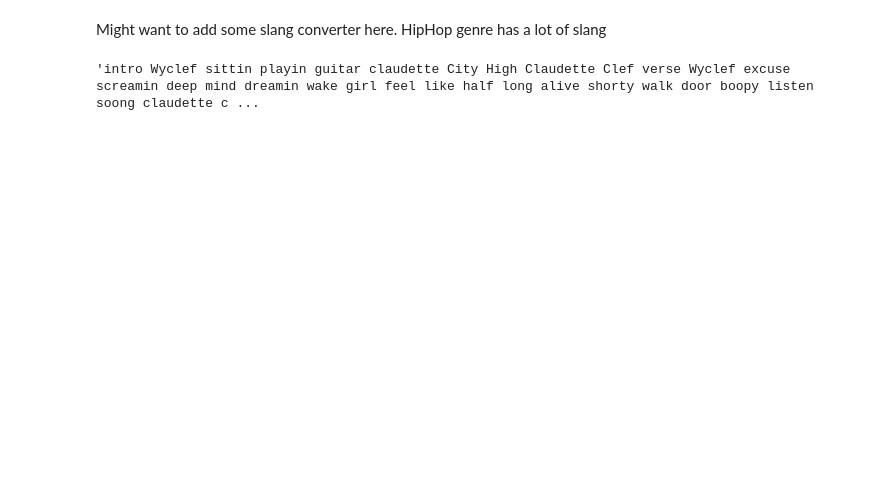
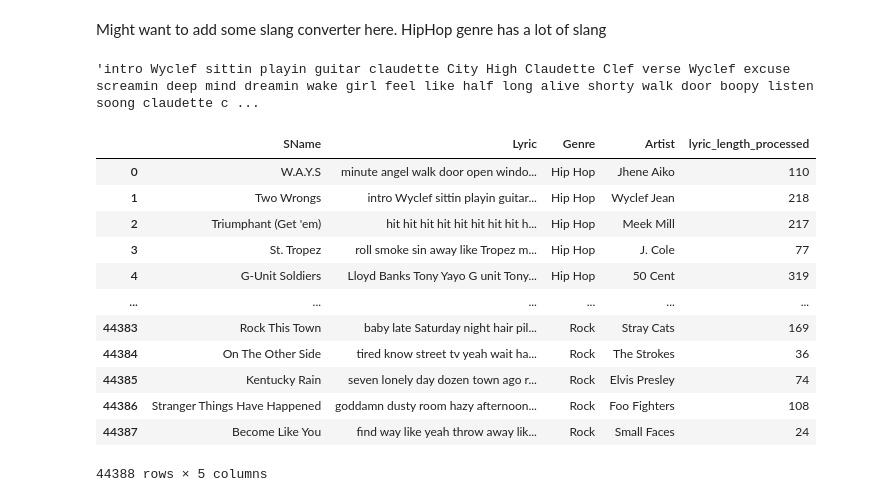
Before and after one commit to marfr370/NLP, a Jupyter notebook: Data_preprocessing.ipynb, the cells around one changed output. Cells and saved outputs as stored; diff of their text form; code cells hidden in the pictures; blank space fills up the shorter version.

```diff
--- a/Data_preprocessing.ipynb
+++ b/Data_preprocessing.ipynb
@@ -193,5 +209,21 @@ df['Lyric'] = df['Lyric'].apply(lambda x: preprocess(x))
 df['lyric_length_processed'] = df['Lyric'].apply(lambda x: len(x.split()))
 # %%
 df=df.drop(['lyric_length'],axis=1)
+# %%
+df
+# %% [output]
+|  | SName | Lyric | Genre | Artist | lyric_length_processed |
+| 0 | W.A.Y.S | minute angel walk door open windo... | Hip Hop | Jhene Aiko | 110 |
+| 1 | Two Wrongs | intro Wyclef sittin playin guitar... | Hip Hop | Wyclef Jean | 218 |
+| 2 | Triumphant (Get 'em) | hit hit hit hit hit hit hit hit h... | Hip Hop | Meek Mill | 217 |
+| 3 | St. Tropez | roll smoke sin away like Tropez m... | Hip Hop | J. Cole | 77 |
+| 4 | G-Unit Soldiers | Lloyd Banks Tony Yayo G unit Tony... | Hip Hop | 50 Cent | 319 |
+| ... | ... | ... | ... | ... | ... |
+| 44383 | Rock This Town | baby late Saturday night hair pil... | Rock | Stray Cats | 169 |
+| 44384 | On The Other Side | tired know street tv yeah wait ha... | Rock | The Strokes | 36 |
+| 44385 | Kentucky Rain | seven lonely day dozen town ago r... | Rock | Elvis Presley | 74 |
+| 44386 | Stranger Things Have Happened | goddamn dusty room hazy afternoon... | Rock | Foo Fighters | 108 |
+| 44387 | Become Like You | find way like yeah throw away lik... | Rock | Small Faces | 24 |
+44388 rows × 5 columns
 # %%
 df.to_csv('preprocessed_lyrics.csv', index=False)
```
Also changed, not shown: parts of 1 cell of this notebook, 1 other file.
